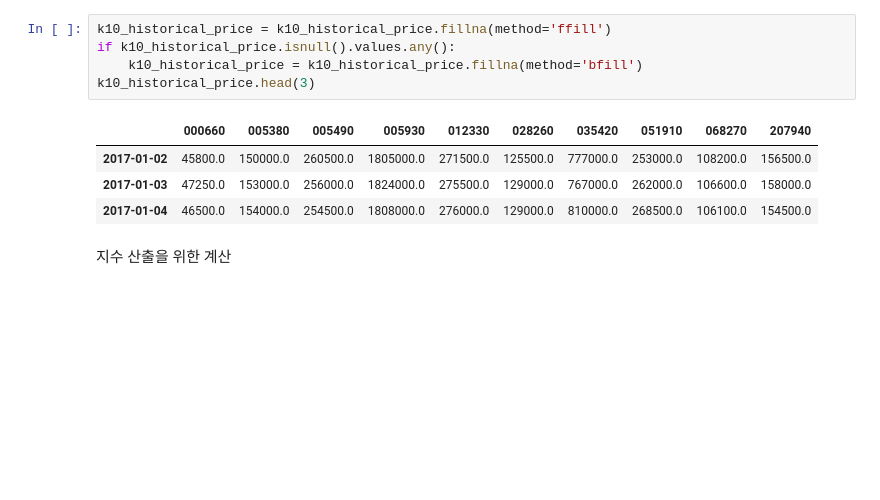
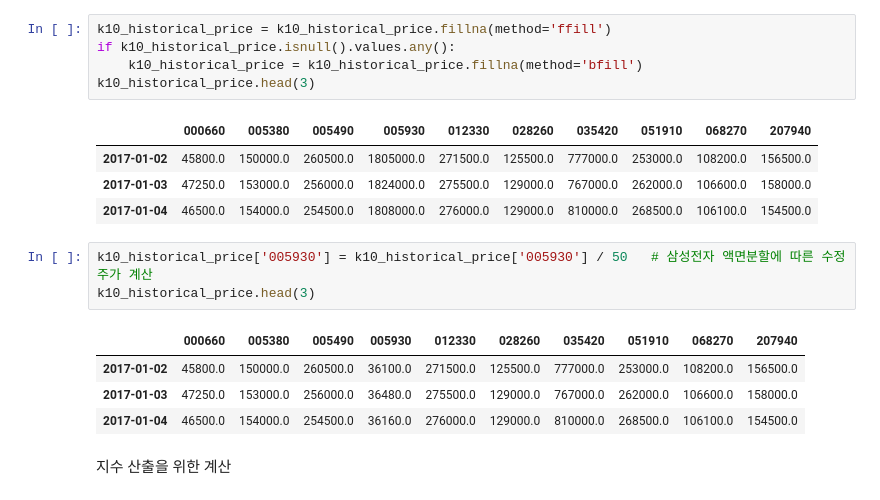
Before and after one commit to finterstellar/download, a Jupyter notebook: 19. K10 펀드 운용 모델.ipynb, the cells around one changed output. Cells and saved outputs as stored; diff of their text form; blank space fills up the shorter version.

```diff
--- a/19. K10 펀드 운용 모델.ipynb
+++ b/19. K10 펀드 운용 모델.ipynb
@@ -170,6 +170,14 @@ k10_historical_price.head(3)
 | 2017-01-02 | 45800.0 | 150000.0 | 260500.0 | 1805000.0 | 271500.0 | 125500.0 | 777000.0 | 253000.0 | 108200.0 | 156500.0 |
 | 2017-01-03 | 47250.0 | 153000.0 | 256000.0 | 1824000.0 | 275500.0 | 129000.0 | 767000.0 | 262000.0 | 106600.0 | 158000.0 |
 | 2017-01-04 | 46500.0 | 154000.0 | 254500.0 | 1808000.0 | 276000.0 | 129000.0 | 810000.0 | 268500.0 | 106100.0 | 154500.0 |
+# %%
+k10_historical_price['005930'] = k10_historical_price['005930'] / 50   # 삼성전자 액면분할에 따른 수정주가 계산
+k10_historical_price.head(3)
+# %% [output]
+|  | 000660 | 005380 | 005490 | 005930 | 012330 | 028260 | 035420 | 051910 | 068270 | 207940 |
+| 2017-01-02 | 45800.0 | 150000.0 | 260500.0 | 36100.0 | 271500.0 | 125500.0 | 777000.0 | 253000.0 | 108200.0 | 156500.0 |
+| 2017-01-03 | 47250.0 | 153000.0 | 256000.0 | 36480.0 | 275500.0 | 129000.0 | 767000.0 | 262000.0 | 106600.0 | 158000.0 |
+| 2017-01-04 | 46500.0 | 154000.0 | 254500.0 | 36160.0 | 276000.0 | 129000.0 | 810000.0 | 268500.0 | 106100.0 | 154500.0 |
 # %% [markdown]
 지수 산출을 위한 계산
 # %%
```
Also changed, not shown: parts of 13 cells of this notebook, 1 other file.
